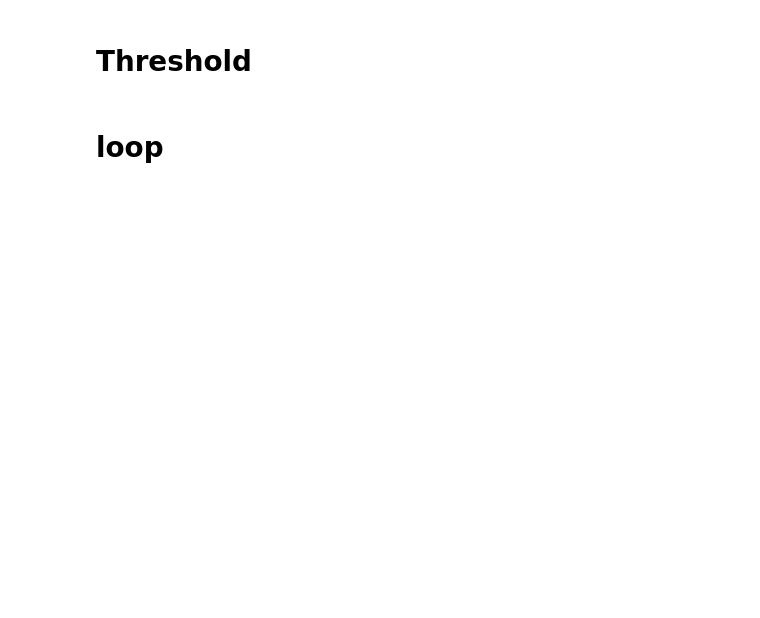
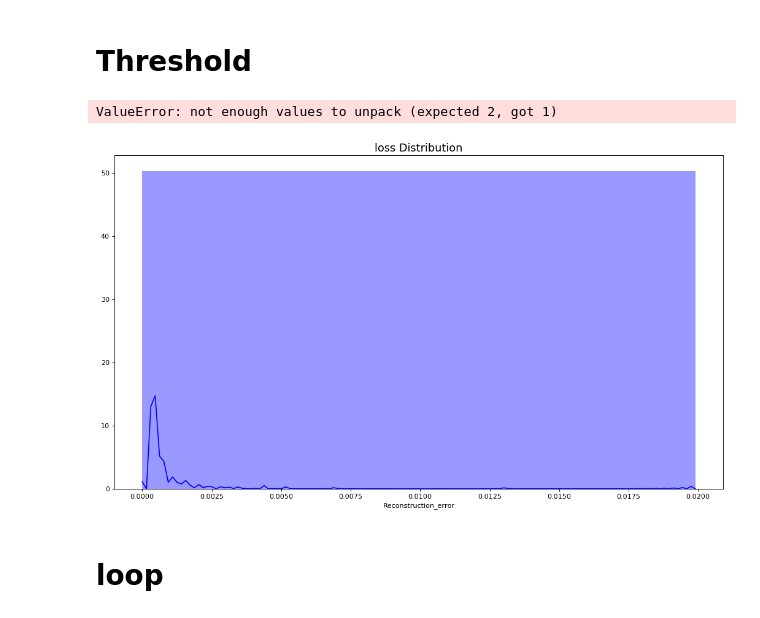
Before and after one commit to francovm/SSE, a Jupyter notebook: notebooks/11-LSTM-Vanilla-Anomaly-standarize.ipynb, the cells around one changed output. Drawn from its saved outputs; the diff is of its cells as text; code cells hidden in the pictures; blank space fills up the shorter version.

```diff
--- a/notebooks/11-LSTM-Vanilla-Anomaly-standarize.ipynb
+++ b/notebooks/11-LSTM-Vanilla-Anomaly-standarize.ipynb
@@ -293,8 +335,11 @@ plt.show()
 # %%
 plt.figure(figsize=(16,9),dpi=80)
 plt.title('loss Distribution', fontsize=16)
-sns.distplot(error_df['Reconstruction_error'],bins=10,kde=True,color='blue');
-plt.xlim([0.0,1000000])
+sns.distplot(error_df['Reconstruction_error'],bins=1,kde=True,color='blue');
+plt.xlim([0.0,])
+# %% [output]
+ValueError: not enough values to unpack (expected 2, got 1)
+[figure, added]
 # %% [markdown]
 # loop
 # %%
```
Also changed, not shown: parts of 16 cells of this notebook, 54 other files.
